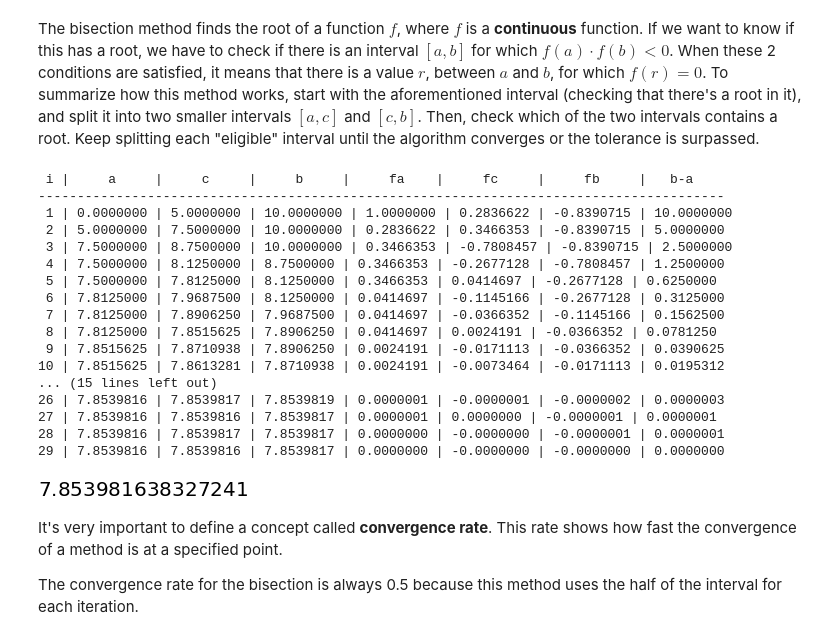
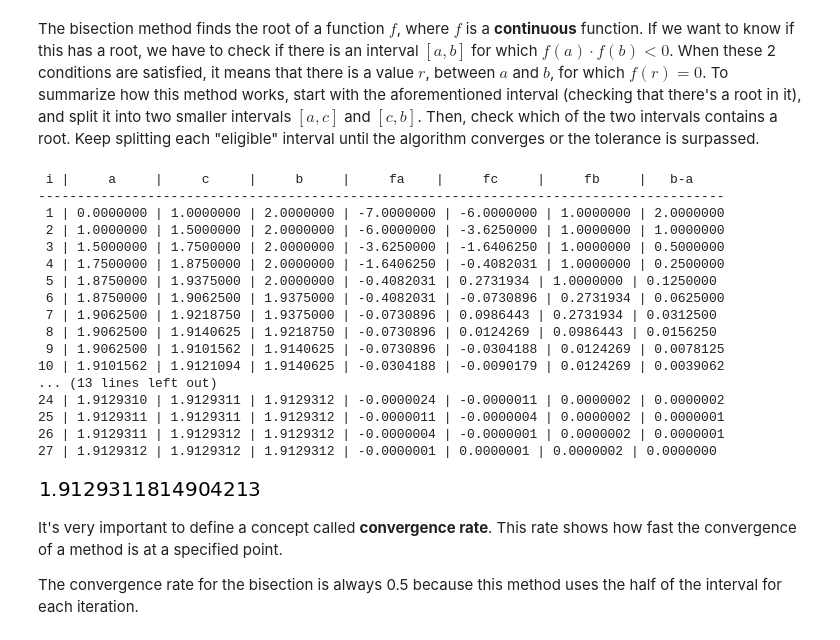
Before and after one commit to Sebaatd/Tarea1CC, a Jupyter notebook: 04_roots_of_1D_equations.ipynb, the cells around one changed output. Saved outputs shown, nothing was run; the diff lists cells and outputs as text; code cells hidden in the pictures.

```diff
--- a/04_roots_of_1D_equations.ipynb
+++ b/04_roots_of_1D_equations.ipynb
@@ -104,31 +104,31 @@ def bisect(f, a, b, tol=1e-8):
     return xc
 # %%
 ## Finding a root of cos(x). What about if you change the interval?
-f = lambda x: np.cos(x)
+#f = lambda x: np.cos(x)
 ## Another function
 #f = lambda x: x**3-2*x**2+(4/3)*x-(8/27)
 ## Computing the cubic root of 7.
-#f = lambda x: x**3-7
-bisect(f,0,10)
+f = lambda x: x**3-7
+bisect(f,0,2)
 # %% [output]
  i |     a     |     c     |     b     |     fa    |     fc     |     fb     |   b-a
 ----------------------------------------------------------------------------------------
- 1 | 0.0000000 | 5.0000000 | 10.0000000 | 1.0000000 | 0.2836622 | -0.8390715 | 10.0000000
- 2 | 5.0000000 | 7.5000000 | 10.0000000 | 0.2836622 | 0.3466353 | -0.8390715 | 5.0000000
- 3 | 7.5000000 | 8.7500000 | 10.0000000 | 0.3466353 | -0.7808457 | -0.8390715 | 2.5000000
- 4 | 7.5000000 | 8.1250000 | 8.7500000 | 0.3466353 | -0.2677128 | -0.7808457 | 1.2500000
- 5 | 7.5000000 | 7.8125000 | 8.1250000 | 0.3466353 | 0.0414697 | -0.2677128 | 0.6250000
- 6 | 7.8125000 | 7.9687500 | 8.1250000 | 0.0414697 | -0.1145166 | -0.2677128 | 0.3125000
- 7 | 7.8125000 | 7.8906250 | 7.9687500 | 0.0414697 | -0.0366352 | -0.1145166 | 0.1562500
- 8 | 7.8125000 | 7.8515625 | 7.8906250 | 0.0414697 | 0.0024191 | -0.0366352 | 0.0781250
- 9 | 7.8515625 | 7.8710938 | 7.8906250 | 0.0024191 | -0.0171113 | -0.0366352 | 0.0390625
-10 | 7.8515625 | 7.8613281 | 7.8710938 | 0.0024191 | -0.0073464 | -0.0171113 | 0.0195312
-... (15 lines left out)
-26 | 7.8539816 | 7.8539817 | 7.8539819 | 0.0000001 | -0.0000001 | -0.0000002 | 0.0000003
-27 | 7.8539816 | 7.8539816 | 7.8539817 | 0.0000001 | 0.0000000 | -0.0000001 | 0.0000001
-28 | 7.8539816 | 7.8539817 | 7.8539817 | 0.0000000 | -0.0000000 | -0.0000001 | 0.0000001
-29 | 7.8539816 | 7.8539816 | 7.8539817 | 0.0000000 | -0.0000000 | -0.0000000 | 0.0000000
+ 1 | 0.0000000 | 1.0000000 | 2.0000000 | -7.0000000 | -6.0000000 | 1.0000000 | 2.0000000
+ 2 | 1.0000000 | 1.5000000 | 2.0000000 | -6.0000000 | -3.6250000 | 1.0000000 | 1.0000000
+ 3 | 1.5000000 | 1.7500000 | 2.0000000 | -3.6250000 | -1.6406250 | 1.0000000 | 0.5000000
+ 4 | 1.7500000 | 1.8750000 | 2.0000000 | -1.6406250 | -0.4082031 | 1.0000000 | 0.2500000
+ 5 | 1.8750000 | 1.9375000 | 2.0000000 | -0.4082031 | 0.2731934 | 1.0000000 | 0.1250000
+ 6 | 1.8750000 | 1.9062500 | 1.9375000 | -0.4082031 | -0.0730896 | 0.2731934 | 0.0625000
+ 7 | 1.9062500 | 1.9218750 | 1.9375000 | -0.0730896 | 0.0986443 | 0.2731934 | 0.0312500
+ 8 | 1.9062500 | 1.9140625 | 1.9218750 | -0.0730896 | 0.0124269 | 0.0986443 | 0.0156250
+ 9 | 1.9062500 | 1.9101562 | 1.9140625 | -0.0730896 | -0.0304188 | 0.0124269 | 0.0078125
+10 | 1.9101562 | 1.9121094 | 1.9140625 | -0.0304188 | -0.0090179 | 0.0124269 | 0.0039062
+... (13 lines left out)
+24 | 1.9129310 | 1.9129311 | 1.9129312 | -0.0000024 | -0.0000011 | 0.0000002 | 0.0000002
+25 | 1.9129311 | 1.9129311 | 1.9129312 | -0.0000011 | -0.0000004 | 0.0000002 | 0.0000001
+26 | 1.9129311 | 1.9129312 | 1.9129312 | -0.0000004 | -0.0000001 | 0.0000002 | 0.0000001
+27 | 1.9129312 | 1.9129312 | 1.9129312 | -0.0000001 | 0.0000001 | 0.0000002 | 0.0000000
-[figure, old version]
+[figure, new version]
 # %% [markdown]
 It's very important to define a concept called **convergence rate**.
 This rate shows how fast the convergence of a method is at a specified point.
```
Also changed, not shown: parts of 2 cells of this notebook, 1 other file.
